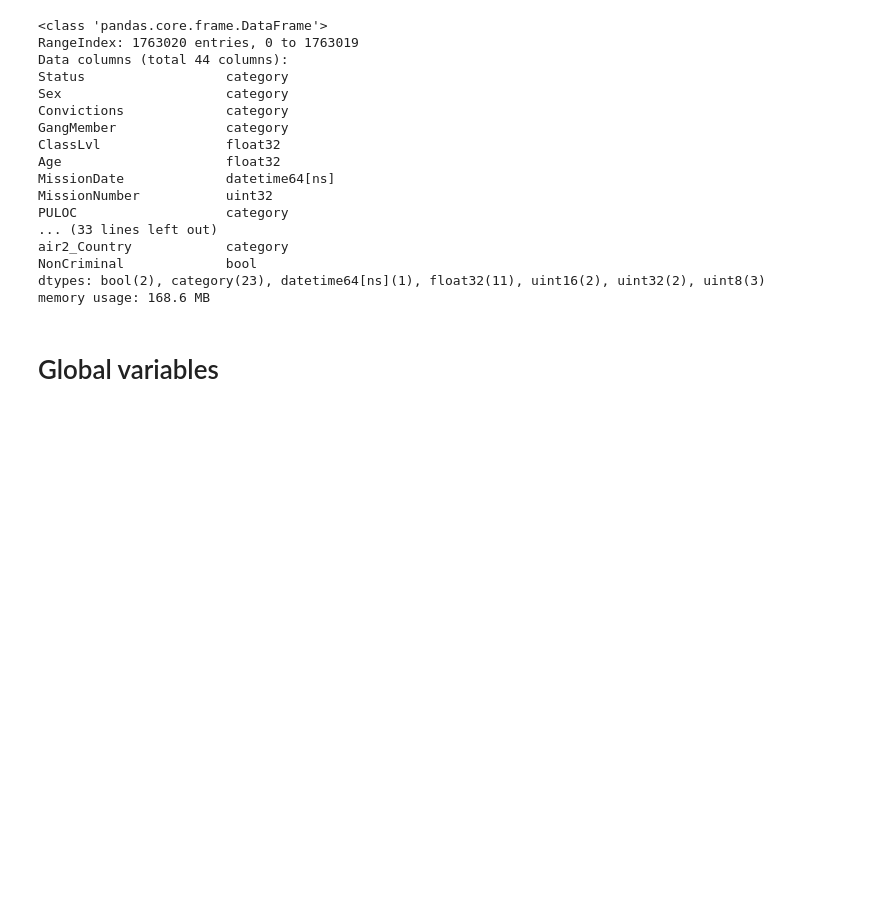
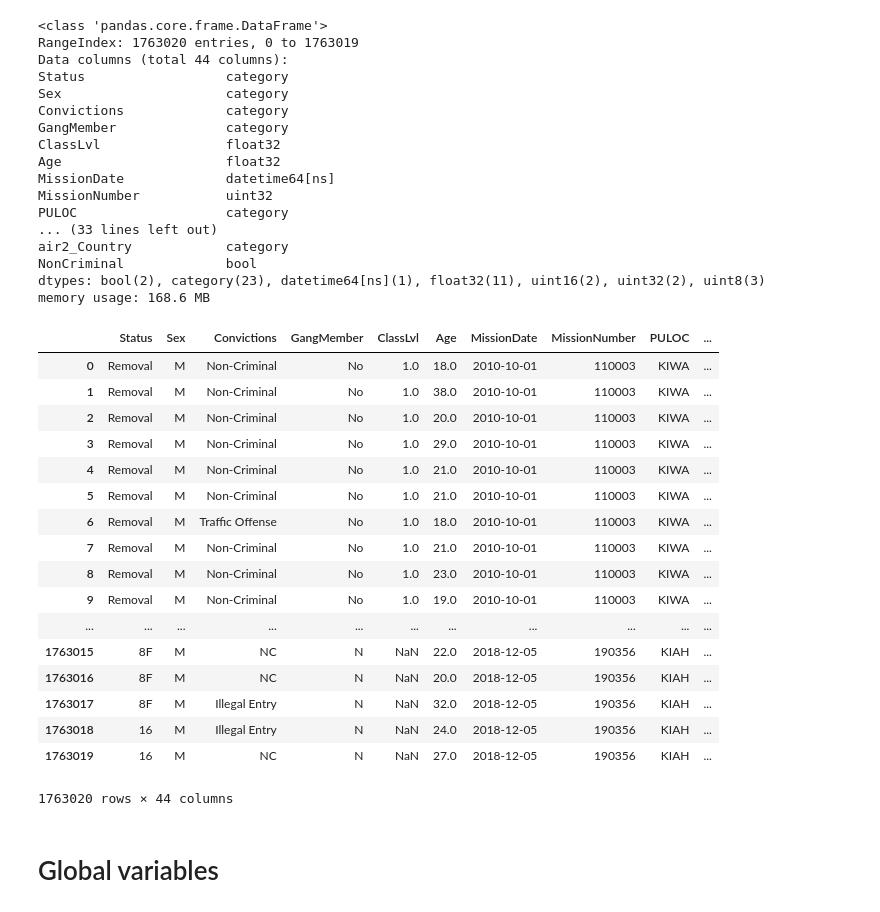
Before and after one commit to UWCHR/ice-air, a Jupyter notebook: analyze/note/global.ipynb, the cells around one changed output. Drawn from its saved outputs; the diff is of its cells as text; code cells hidden in the pictures; blank space fills up the shorter version.

```diff
--- a/analyze/note/global.ipynb
+++ b/analyze/note/global.ipynb
@@ -42,6 +42,27 @@ air2_Country            category
 NonCriminal             bool
 dtypes: bool(2), category(23), datetime64[ns](1), float32(11), uint16(2), uint32(2), uint8(3)
 memory usage: 168.6 MB
+# %%
+df.drop_duplicates()
+# %% [output]
+|  | Status | Sex | Convictions | GangMember | ClassLvl | Age | MissionDate | MissionNumber | PULOC | ... |
+| 0 | Removal | M | Non-Criminal | No | 1.0 | 18.0 | 2010-10-01 | 110003 | KIWA | ... |
+| 1 | Removal | M | Non-Criminal | No | 1.0 | 38.0 | 2010-10-01 | 110003 | KIWA | ... |
+| 2 | Removal | M | Non-Criminal | No | 1.0 | 20.0 | 2010-10-01 | 110003 | KIWA | ... |
+| 3 | Removal | M | Non-Criminal | No | 1.0 | 29.0 | 2010-10-01 | 110003 | KIWA | ... |
+| 4 | Removal | M | Non-Criminal | No | 1.0 | 21.0 | 2010-10-01 | 110003 | KIWA | ... |
+| 5 | Removal | M | Non-Criminal | No | 1.0 | 21.0 | 2010-10-01 | 110003 | KIWA | ... |
+| 6 | Removal | M | Traffic Offense | No | 1.0 | 18.0 | 2010-10-01 | 110003 | KIWA | ... |
+| 7 | Removal | M | Non-Criminal | No | 1.0 | 21.0 | 2010-10-01 | 110003 | KIWA | ... |
+| 8 | Removal | M | Non-Criminal | No | 1.0 | 23.0 | 2010-10-01 | 110003 | KIWA | ... |
+| 9 | Removal | M | Non-Criminal | No | 1.0 | 19.0 | 2010-10-01 | 110003 | KIWA | ... |
+| ... | ... | ... | ... | ... | ... | ... | ... | ... | ... | ... |
+| 1763015 | 8F | M | NC | N | NaN | 22.0 | 2018-12-05 | 190356 | KIAH | ... |
+| 1763016 | 8F | M | NC | N | NaN | 20.0 | 2018-12-05 | 190356 | KIAH | ... |
+| 1763017 | 8F | M | Illegal Entry | N | NaN | 32.0 | 2018-12-05 | 190356 | KIAH | ... |
+| 1763018 | 16 | M | Illegal Entry | N | NaN | 24.0 | 2018-12-05 | 190356 | KIAH | ... |
+| 1763019 | 16 | M | NC | N | NaN | 27.0 | 2018-12-05 | 190356 | KIAH | ... |
+1763020 rows × 44 columns
 # %% [markdown]
 # Global variables
 # %%
```
Also changed, not shown: parts of 9 cells of this notebook, 8 other files.
